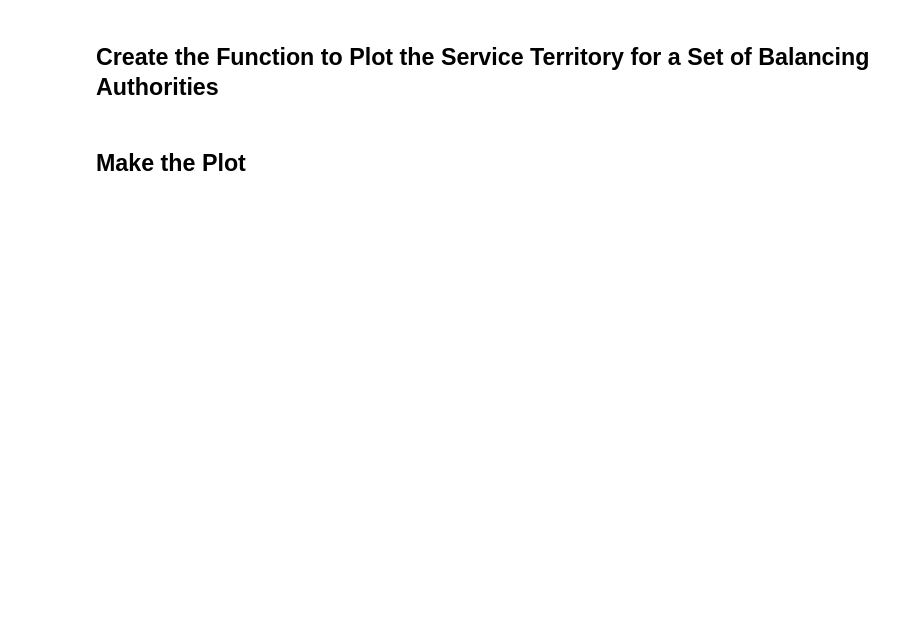
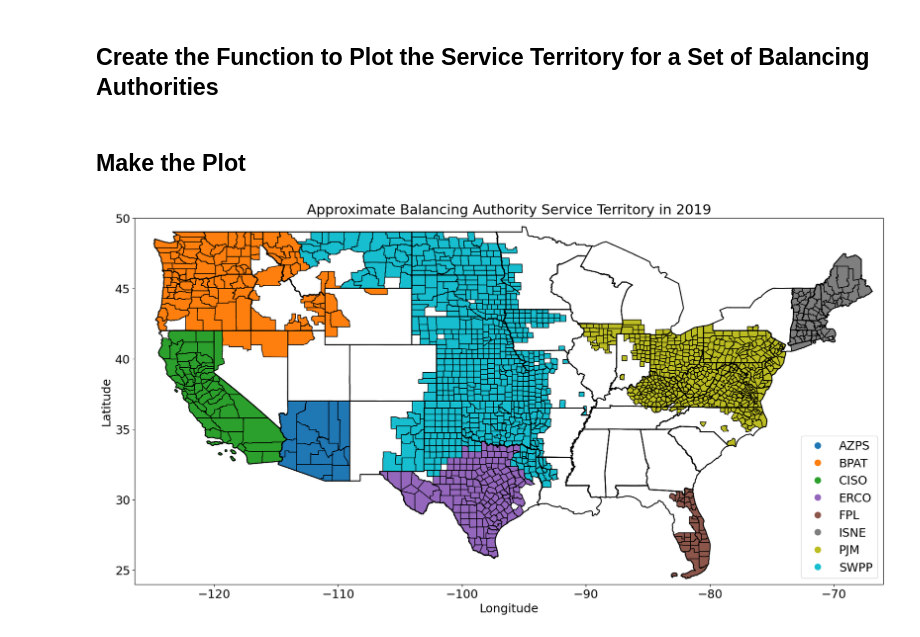
Before and after one commit to cdburley/burleyson-etal_2025_ldrd, a Jupyter notebook: notebooks/plot_ba_service_territory.ipynb, the cells around one changed output. Saved outputs shown, nothing was run; the diff lists cells and outputs as text; code cells hidden in the pictures; blank space fills up the shorter version.

Commit message:
Updated error figure

```diff
--- a/notebooks/plot_ba_service_territory.ipynb
+++ b/notebooks/plot_ba_service_territory.ipynb
@@ -18,7 +18,7 @@ ba_mapping_data_input_directory = '/Users/burl878/Documents/Code/code_repos/burl
 county_shapefile_input_directory = '/Users/burl878/Documents/Code/code_repos/burleyson-etal_2025_ldrd/data/county_shapefiles/'
 state_shapefile_input_directory = '/Users/burl878/Documents/Code/code_repos/burleyson-etal_2025_ldrd/data/state_shapefiles/'
 ba_to_process_input_directory = '/Users/burl878/Documents/Code/code_repos/burleyson-etal_2025_ldrd/data/'
-image_output_directory = '/Users/burl878/Documents/Code/code_repos/burleyson-etal_2025_ldrd/figures/'
+image_output_directory = '/Users/burl878/Documents/Code/code_repos/burleyson-etal_2025_ldrd/figures/paper/'
 # %% [markdown]
 ## Set the List of Balancing Authorities to Plot
 
@@ -72,8 +74,10 @@ def plot_ba_service_territory(bas_to_plot: str, ba_mapping_data_input_directory:
 # %%
 plot_ba_service_territory(bas_to_plot = bas,
                           ba_mapping_data_input_directory = ba_mapping_data_input_directory,
                           county_shapefile_input_directory = county_shapefile_input_directory,
                           state_shapefile_input_directory = state_shapefile_input_directory,
                           image_output_directory = image_output_directory,
-                          image_resolution = 300,
+                          image_resolution = 600,
                           save_images = True)
+# %% [output]
+[figure, added]
```
Also changed, not shown: parts of 2 cells of this notebook, 10 other files.
